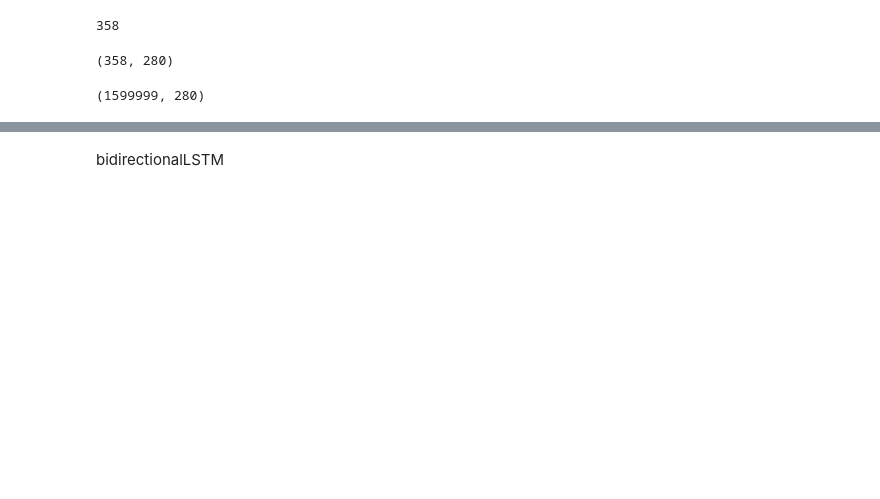
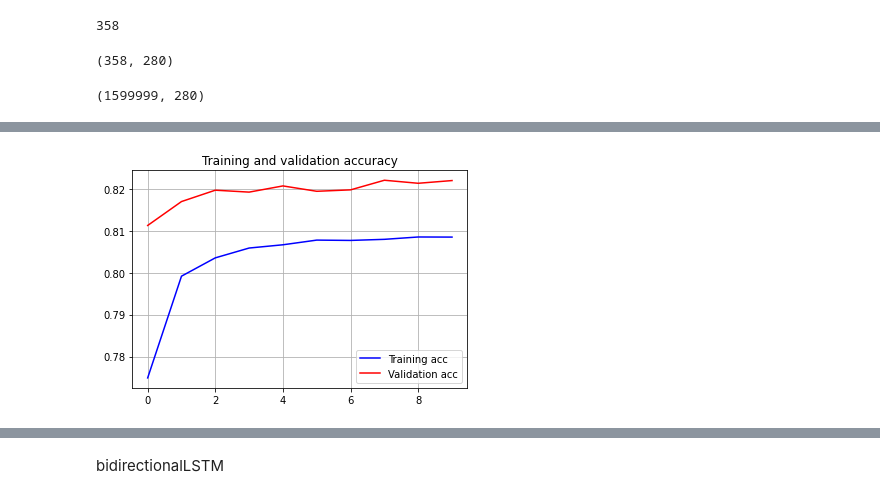
Before and after one commit to Nadiam75/DeepLearning_HW_3, a Jupyter notebook: Q1.ipynb, the cells around one changed output, grey strips where cells are left out. Saved outputs shown, nothing was run; the diff lists cells and outputs as text; code cells hidden in the pictures; blank space fills up the shorter version.

Commit message:
trained uni-directional and bidirectional lstm networks

```diff
--- a/Q1.ipynb
+++ b/Q1.ipynb
@@ -425,6 +386,8 @@ for word, idx in vocabulary.items():
     if embedding_vector is not None:
         # words not found in embedding index will be all-zeros.
         embedding_matrix[idx] = embedding_vector
+    else:
+        embedding_matrix[idx] = avg_words
 # %%
 adamoptimizer = tf.keras.optimizers.Adam(learning_rate = 0.01)
 bceloss = tf.keras.losses.binary_crossentropy
@@ -433,7 +396,9 @@ embedding_layer = Embedding(vocab_size,  300 , weights=[embedding_matrix], input
 model = tf.keras.models.Sequential()
 model.add(embedding_layer)
 model.add(tf.keras.layers.Dropout(0.5))
-model.add(tf.keras.layers.LSTM(150, dropout=0.2, recurrent_dropout=0.2))
+# model.add(tf.keras.layers.LSTM(150, dropout=0.2, recurrent_dropout=0.2))
+model.add(tf.keras.layers.LSTM(150 , dropout = 0.2))
+# model.add(tf.keras.layers.Dense(3, activation='relu'))
 model.add(tf.keras.layers.Dense(1, activation='sigmoid'))
 # %%
 my_metrics =['accuracy' , 'Precision' , 'Recall'  ]
@@ -442,11 +407,11 @@ model.compile( loss = bceloss , optimizer = adamoptimizer , metrics = my_metrics
 # %%
 from keras.callbacks import ReduceLROnPlateau, EarlyStopping
 # %%
-callbacks = [ ReduceLROnPlateau(monitor='val_loss', patience=5, cooldown=0),
-              EarlyStopping(monitor='val_acc', min_delta=1e-4, patience=5)]
+callbacks = [ ReduceLROnPlateau(monitor='val_loss', patience=3, cooldown=0),
+              EarlyStopping(monitor='val_accuracy', min_delta=1e-4, patience=5)]
 # %%
-BATCH_SIZE = 512
-EPOCHS = 20
+BATCH_SIZE = 1024
+EPOCHS = 10
 # %%
 history = model.fit(X_train, np.array(Y_train),
                     batch_size=BATCH_SIZE,
@@ -462,21 +453,18 @@ print("LOSS:",score[0])
 # %%
-acc = history.history['acc']
-val_acc = history.history['val_acc']
+acc = history.history['accuracy']
+val_acc = history.history['val_accuracy']
 loss = history.history['loss']
 val_loss = history.history['val_loss']
 
 epochs = range(len(acc))
 
+plt.figure()
+
+plt.grid()
 plt.plot(epochs, acc, 'b', label='Training acc')
 plt.plot(epochs, val_acc, 'r', label='Validation acc')
 plt.title('Training and validation accuracy')
 plt.legend()
-
-plt.figure()
-
-plt.plot(epochs, loss, 'b', label='Training loss')
-plt.plot(epochs, val_loss, 'r', label='Validation loss')
-plt.title('Training and validation loss')
-plt.legend()
-
 plt.show()
+# %% [output]
+[figure, added]
```
Also changed, not shown: parts of 52 cells of this notebook.
